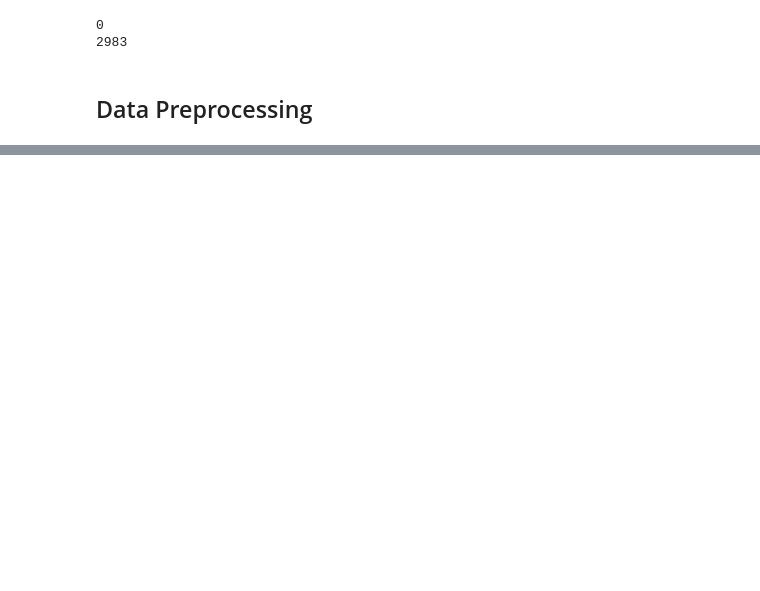
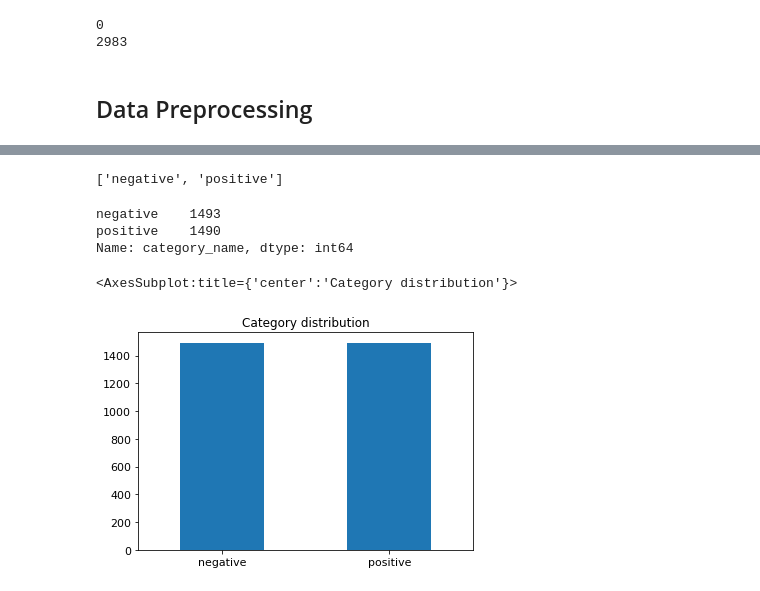
Before and after one commit to Friend838/DM2022-Lab1-Homework, a Jupyter notebook: Second_part.ipynb, the cells around one changed output, grey strips where cells are left out. Cells and saved outputs as stored; diff of their text form; code cells hidden in the pictures; blank space fills up the shorter version.

```diff
--- a/Second_part.ipynb
+++ b/Second_part.ipynb
@@ -159,6 +159,7 @@ X[X.duplicated(keep=False)].sort_values("text")
 # %%
 # keep參數，default "First"為第一個之後重複的都刪除
 X.drop_duplicates(inplace=True)
+X.reset_index(drop=True, inplace=True)
 # %%
 print(sum(X.duplicated()))
 print(len(X))
@@ -169,0 +188,17 @@ print(len(X))
+# %%
+categories
+# %% [output]
+['negative', 'positive']
+# %%
+print(X.category_name.value_counts())
+
+# plot barchart for X
+X.category_name.value_counts().plot(kind = 'bar',
+                                    title = 'Category distribution',
+                                    rot = 0, fontsize = 11)
+# %% [output]
+negative    1493
+positive    1490
+Name: category_name, dtype: int64
+<AxesSubplot:title={'center':'Category distribution'}>
+[figure, added]
```
Also changed, not shown: parts of 46 cells of this notebook, 1 other file.
